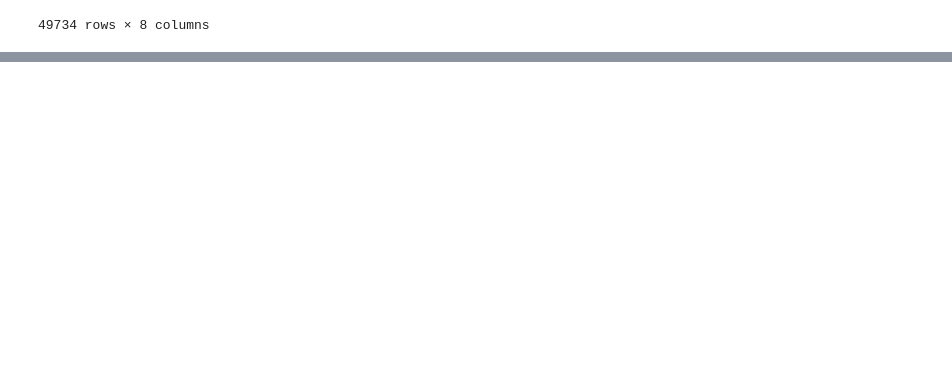
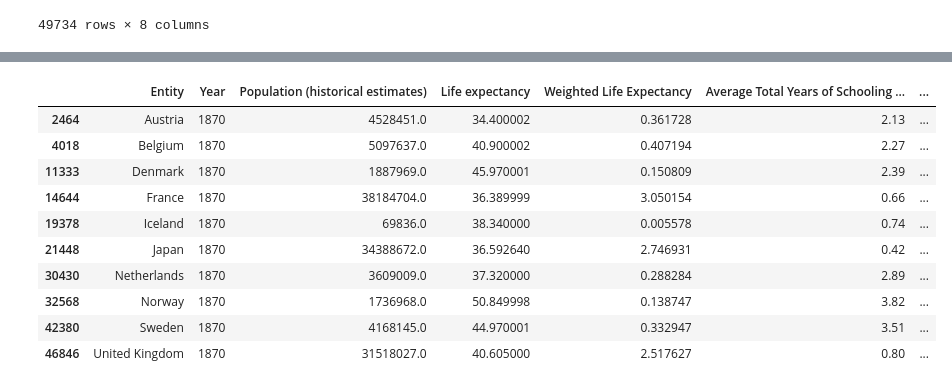
Before and after one commit to jcarballo1/cs5395-project1, a Jupyter notebook: Project1_V2.ipynb, the cells around one changed output, grey strips where cells are left out. Saved outputs shown, nothing was run; the diff lists cells and outputs as text; code cells hidden in the pictures; blank space fills up the shorter version.

```diff
--- a/Project1_V2.ipynb
+++ b/Project1_V2.ipynb
@@ -169,2 +180,16 @@ print(factors['Weighted Life Expectancy'].loc[factors['Year'] == 1870])
+# %%
+factors.loc[(factors['Year'] == 1870) & (pd.notna(factors['Life expectancy']))]
+# %% [output]
+|  | Entity | Year | Population (historical estimates) | Life expectancy | Weighted Life Expectancy | Average Total Years of Schooling ... | ... |
+| 2464 | Austria | 1870 | 4528451.0 | 34.400002 | 0.361728 | 2.13 | ... |
+| 4018 | Belgium | 1870 | 5097637.0 | 40.900002 | 0.407194 | 2.27 | ... |
+| 11333 | Denmark | 1870 | 1887969.0 | 45.970001 | 0.150809 | 2.39 | ... |
+| 14644 | France | 1870 | 38184704.0 | 36.389999 | 3.050154 | 0.66 | ... |
+| 19378 | Iceland | 1870 | 69836.0 | 38.340000 | 0.005578 | 0.74 | ... |
+| 21448 | Japan | 1870 | 34388672.0 | 36.592640 | 2.746931 | 0.42 | ... |
+| 30430 | Netherlands | 1870 | 3609009.0 | 37.320000 | 0.288284 | 2.89 | ... |
+| 32568 | Norway | 1870 | 1736968.0 | 50.849998 | 0.138747 | 3.82 | ... |
+| 42380 | Sweden | 1870 | 4168145.0 | 44.970001 | 0.332947 | 3.51 | ... |
+| 46846 | United Kingdom | 1870 | 31518027.0 | 40.605000 | 2.517627 | 0.80 | ... |
 # %%
 for year in range(1800, 2022):
```
Also changed, not shown: parts of 16 cells of this notebook.
